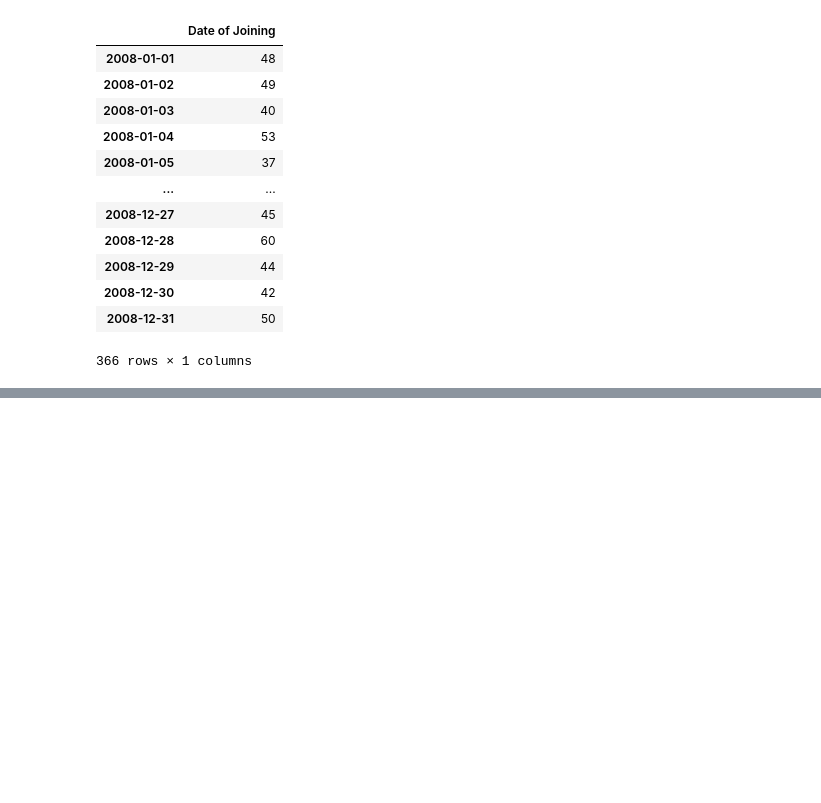
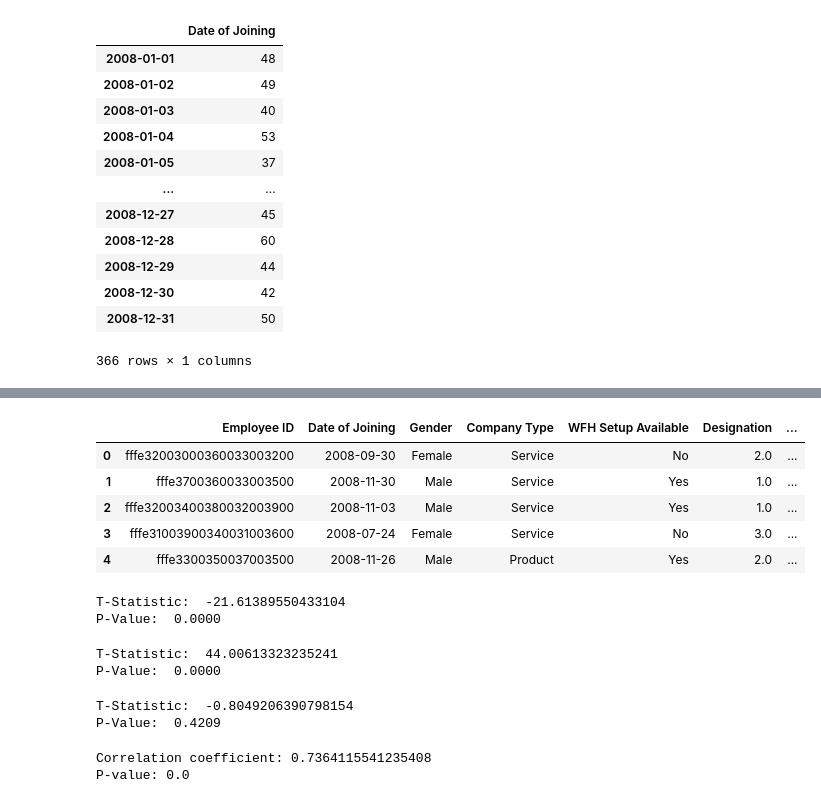
Before and after one commit to sumitmg/EMPLOYEE_BURN_RATE_MODEL, a Jupyter notebook: model_file.ipynb, the cells around one changed output, grey strips where cells are left out. Cells and saved outputs as stored; diff of their text form; code cells hidden in the pictures; blank space fills up the shorter version.

```diff
--- a/model_file.ipynb
+++ b/model_file.ipynb
@@ -128,0 +256,9 @@ pd.DataFrame(df_raw_data_clean['Date of Joining'].value_counts()).sort_index()
+# %%
+df1.head()
+# %% [output]
+|  | Employee ID | Date of Joining | Gender | Company Type | WFH Setup Available | Designation | ... |
+| 0 | fffe32003000360033003200 | 2008-09-30 | Female | Service | No | 2.0 | ... |
+| 1 | fffe3700360033003500 | 2008-11-30 | Male | Service | Yes | 1.0 | ... |
+| 2 | fffe32003400380032003900 | 2008-11-03 | Male | Service | Yes | 1.0 | ... |
+| 3 | fffe31003900340031003600 | 2008-07-24 | Female | Service | No | 3.0 | ... |
+| 4 | fffe3300350037003500 | 2008-11-26 | Male | Product | Yes | 2.0 | ... |
@@ -128,0 +268,37 @@ pd.DataFrame(df_raw_data_clean['Date of Joining'].value_counts()).sort_index()
+# %%
+# Perform t-test
+t_stat, p_value = stats.ttest_ind(group1, group2)
+# Convert the p-value to decimal format
+p_value_decimal = "{:.4f}".format(p_value)  # Specify the number of decimal places you desire
+
+print("T-Statistic: ", t_stat)
+print("P-Value: ", p_value_decimal)
+# %% [output]
+T-Statistic:  -21.61389550433104
+P-Value:  0.0000
+# %%
+group1 = df1[df1['WFH_Setup_Available_dum'] == 0]['Burn Rate']
+group2 = df1[df1['WFH_Setup_Available_dum'] == 1]['Burn Rate']
+# Perform t-test
+t_stat, p_value = stats.ttest_ind(group1, group2)
+# Convert the p-value to decimal format
+p_value_decimal = "{:.4f}".format(p_value)  # Specify the number of decimal places you desire
+
+print("T-Statistic: ", t_stat)
+print("P-Value: ", p_value_decimal)
+# %% [output]
+T-Statistic:  44.00613323235241
+P-Value:  0.0000
+# %%
+group1 = df1[df1['Company_Type_dum'] == 0]['Burn Rate']
+group2 = df1[df1['Company_Type_dum'] == 1]['Burn Rate']
+# Perform t-test
+t_stat, p_value = stats.ttest_ind(group1, group2)
+# Convert the p-value to decimal format
+p_value_decimal = "{:.4f}".format(p_value)  # Specify the number of decimal places you desire
+
+print("T-Statistic: ", t_stat)
+print("P-Value: ", p_value_decimal)
+# %% [output]
+T-Statistic:  -0.8049206390798154
+P-Value:  0.4209
@@ -128,0 +309,16 @@ pd.DataFrame(df_raw_data_clean['Date of Joining'].value_counts()).sort_index()
+# %%
+import scipy.stats as stats
+# Independent variable
+independent_variable = df1['Designation']
+
+# Dependent variable
+dependent_variable = df1['Burn Rate']
+
+# Calculate correlation coefficient and p-value
+correlation_coefficient, p_value = stats.pearsonr(independent_variable, dependent_variable)
+
+print(f"Correlation coefficient: {correlation_coefficient}")
+print(f"P-value: {p_value}")
+# %% [output]
+Correlation coefficient: 0.7364115541235408
+P-value: 0.0
```
Also changed, not shown: parts of 25 cells of this notebook.
